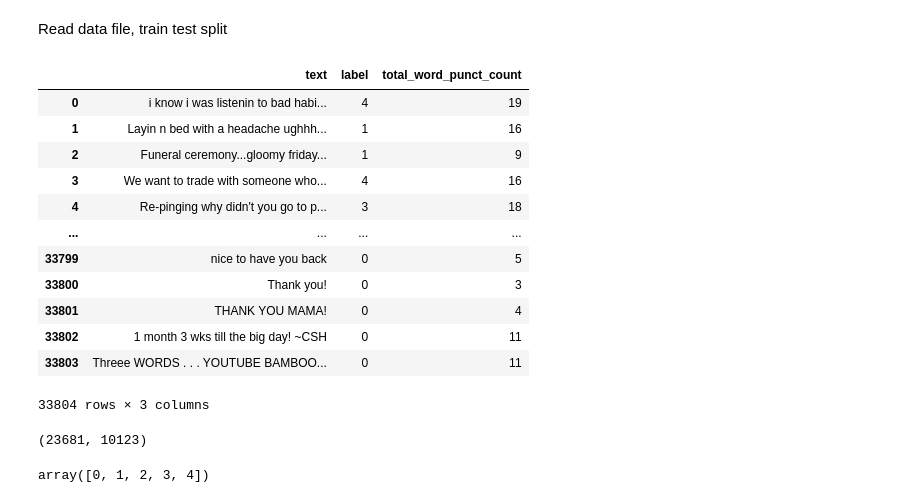
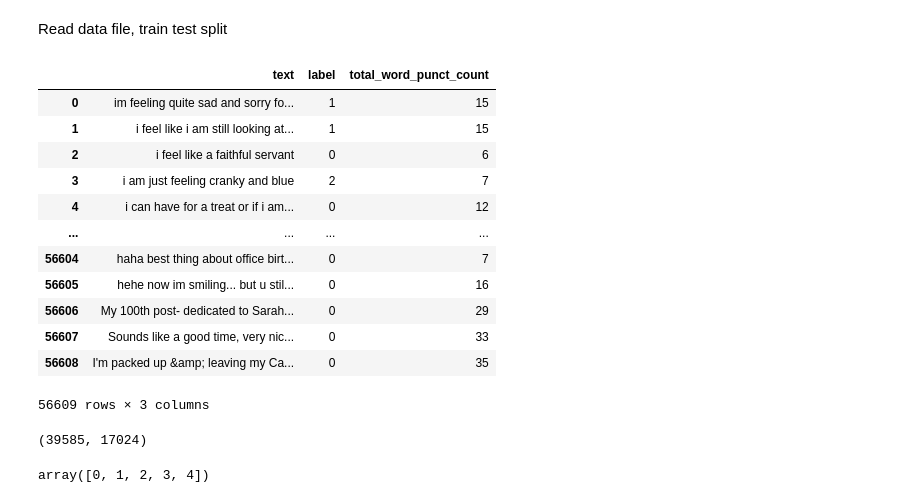
Before and after one commit to emmaneugene/CS425-project, a Jupyter notebook: emotional_classifier/bert_training.ipynb, the cells around one changed output. Cells and saved outputs as stored; diff of their text form; code cells hidden in the pictures.

Commit message:
update model files & data

```diff
--- a/emotional_classifier/bert_training.ipynb
+++ b/emotional_classifier/bert_training.ipynb
@@ -38,22 +38,23 @@ OUTPUT_DIR = 'bert_files/output'
 # %% [markdown]
 Read data file, train test split
 # %%
-data = pd.read_csv('bert_files/data/emotion_tweets_new.csv', index_col=0)
+# data = pd.read_csv('bert_files/data/emotion_tweets_new.csv', index_col=0)
+data = pd.read_csv('bert_files/data/combined_emotional_data.csv', index_col=0)
 data
 # %% [output]
 |  | text | label | total_word_punct_count |
-| 0 | i know i was listenin to bad habi... | 4 | 19 |
-| 1 | Layin n bed with a headache ughhh... | 1 | 16 |
-| 2 | Funeral ceremony...gloomy friday... | 1 | 9 |
-| 3 | We want to trade with someone who... | 4 | 16 |
-| 4 | Re-pinging why didn't you go to p... | 3 | 18 |
+| 0 | im feeling quite sad and sorry fo... | 1 | 15 |
+| 1 | i feel like i am still looking at... | 1 | 15 |
+| 2 | i feel like a faithful servant | 0 | 6 |
+| 3 | i am just feeling cranky and blue | 2 | 7 |
+| 4 | i can have for a treat or if i am... | 0 | 12 |
 | ... | ... | ... | ... |
-| 33799 | nice to have you back | 0 | 5 |
-| 33800 | Thank you! | 0 | 3 |
-| 33801 | THANK YOU MAMA! | 0 | 4 |
-| 33802 | 1 month 3 wks till the big day! ~CSH | 0 | 11 |
-| 33803 | Threee WORDS . . . YOUTUBE BAMBOO... | 0 | 11 |
+| 56604 | haha best thing about office birt... | 0 | 7 |
+| 56605 | hehe now im smiling... but u stil... | 0 | 16 |
+| 56606 | My 100th post- dedicated to Sarah... | 0 | 29 |
+| 56607 | Sounds like a good time, very nic... | 0 | 33 |
+| 56608 | I'm packed up &amp; leaving my Ca... | 0 | 35 |
-33804 rows × 3 columns
+56609 rows × 3 columns
 # %%
 np.random.seed(11)
 msk = np.random.rand(len(data)) < 0.7
@@ -62,7 +63,7 @@ test = data[~msk]
 # %%
 len(train), len(test)
 # %% [output]
-(23681, 10123)
+(39585, 17024)
 # %%
 np.unique(train['label'].values)
 # %% [output]
```
Also changed, not shown: 10 other files.
